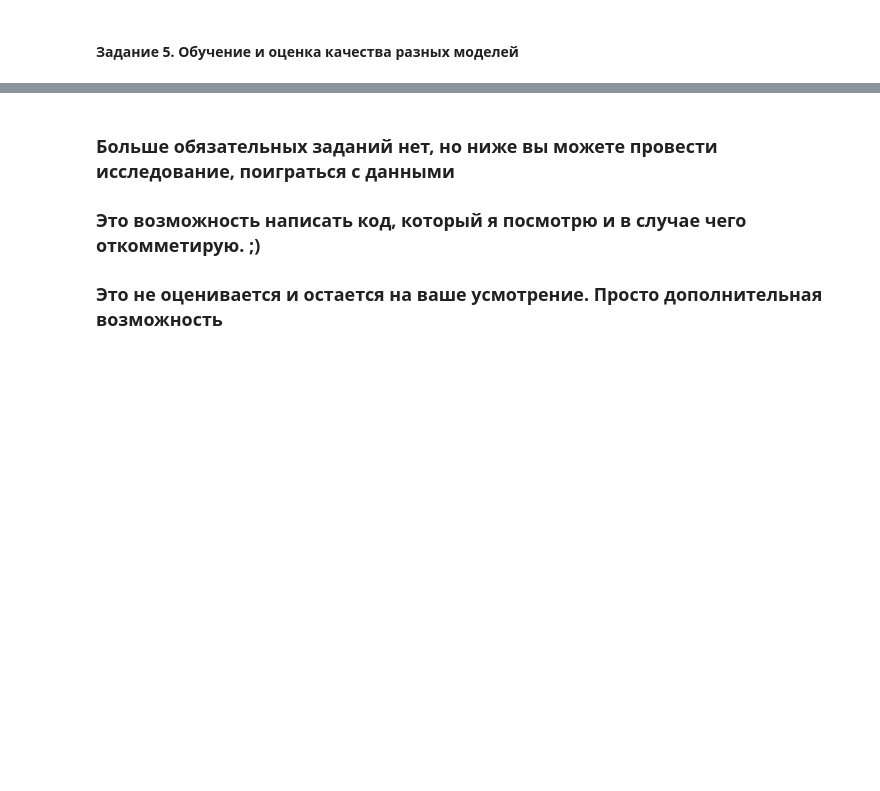
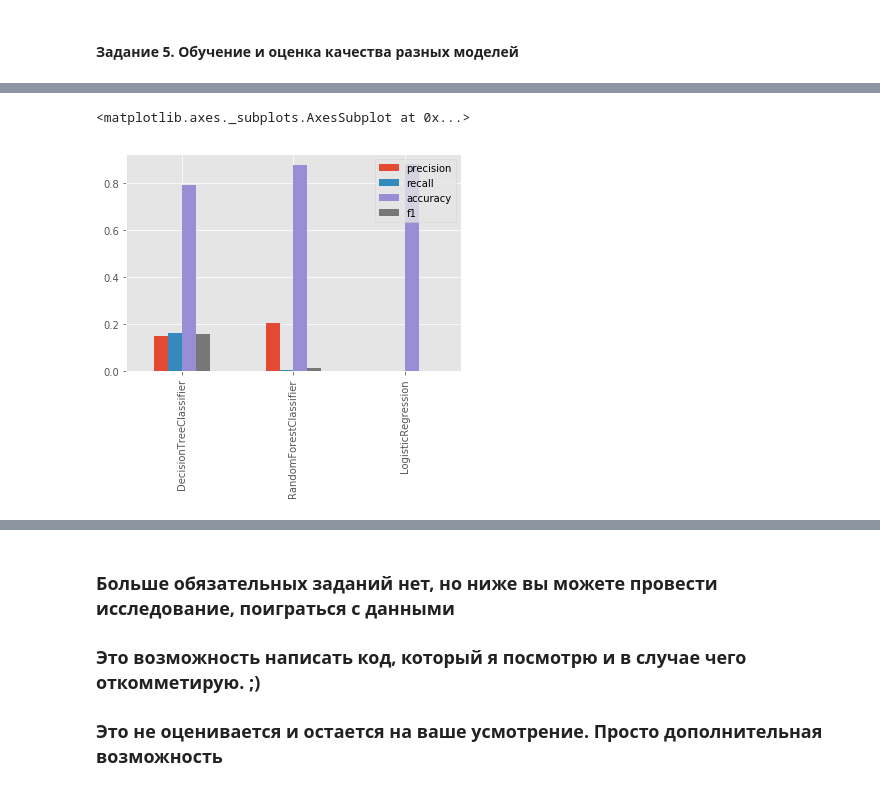
Before and after one commit to VeeCount/sfml, a Jupyter notebook: lesson_02/HomeWork/hw2-task.ipynb, the cells around one changed output, grey strips where cells are left out. Saved outputs shown, nothing was run; the diff lists cells and outputs as text; code cells hidden in the pictures; blank space fills up the shorter version.

```diff
--- a/lesson_02/HomeWork/hw2-task.ipynb
+++ b/lesson_02/HomeWork/hw2-task.ipynb
@@ -349,4 +404,22 @@ from sklearn.tree import DecisionTreeClassifier
 from sklearn.ensemble import RandomForestClassifier
 from sklearn.linear_model import LogisticRegression
 
-## Your Code Here
+dtc = DecisionTreeClassifier()
+rfc = RandomForestClassifier()
+lr = LogisticRegression(solver='liblinear')
+
+alg_dict = {
+    'DecisionTreeClassifier': { 'model': dtc },
+    'RandomForestClassifier': { 'model': rfc },
+    'LogisticRegression': { 'model': lr }
+}
+
+for alg_name, val in alg_dict.items():
+    print(alg_name)
+    model = val['model']
+    model.fit(X_train, y_train)
+    val['predict'] = model.predict(X_test)
+    if alg_name not in ['DecisionTreeClassifier']:
+        val['predict_proba'] = model.predict_proba(X_test)[:,1]
+    else:
+        val['predict_proba'] = val['predict'].astype('float')
@@ -360,5 +462,9 @@ from sklearn.metrics import accuracy_score, precision_score, recall_score
 # %%
 # Визуалищировать эти метрики всех моделей на одном графике (чтоб визуально сравнить)
 # Возможно вас удивит качество! Но задача подобрана специально ;) Такое качество тоже бывает
 
-## Your Code Here
+%matplotlib inline
+pd.DataFrame(alg_dict).T[['precision', 'recall', 'accuracy', 'f1']].plot(kind='bar')
+# %% [output]
+<matplotlib.axes._subplots.AxesSubplot at 0x...>
+[figure, added]
```
Also changed, not shown: parts of 21 cells of this notebook.
